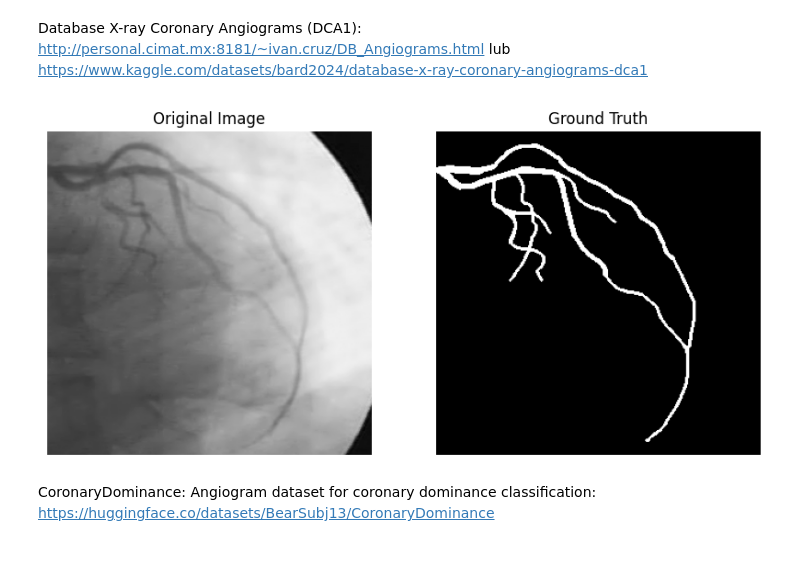
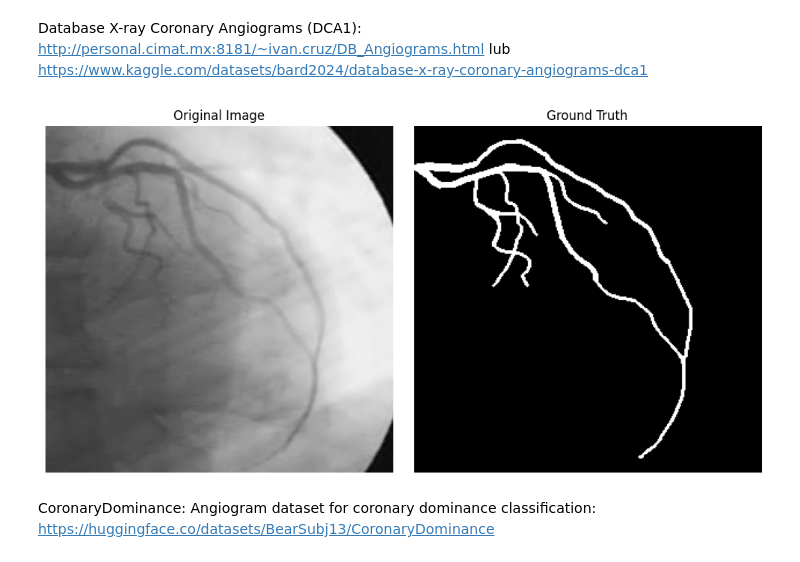
Before and after one commit to lkwinta/coronary-stenosis-detection, a Jupyter notebook: notebooks/datasets.ipynb, the cells around one changed output. Cells and saved outputs as stored; diff of their text form; code cells hidden in the pictures.

```diff
--- a/notebooks/datasets.ipynb
+++ b/notebooks/datasets.ipynb
@@ -79,22 +80,14 @@ download_and_unzip(url, zip_path, extract_dir)
 # %%
 image = cv2.imread(
     "raw_datasets/DCA1/Database_134_Angiograms/2.pgm", cv2.IMREAD_GRAYSCALE
 )
 image_gt = cv2.imread(
     "raw_datasets/DCA1/Database_134_Angiograms/2_gt.pgm", cv2.IMREAD_GRAYSCALE
 )
 
-fig, axs = plt.subplots(1, 2, figsize=(10, 5))
-axs[0].imshow(image, cmap="gray")
-axs[0].set_title("Original Image")
-axs[0].axis("off")
-
-axs[1].imshow(image_gt, cmap="gray")
-axs[1].set_title("Ground Truth")
-axs[1].axis("off")
-plt.show()
+show_image(image, image_gt, titles=["Original Image", "Ground Truth"])
 # %% [output]
-[figure, old version]
+[figure, new version]
 # %% [markdown]
 CoronaryDominance: Angiogram dataset for coronary dominance classification: https://huggingface.co/datasets/BearSubj13/CoronaryDominance
 # %%
```
Also changed, not shown: parts of 4 cells of this notebook, 5 other files.
